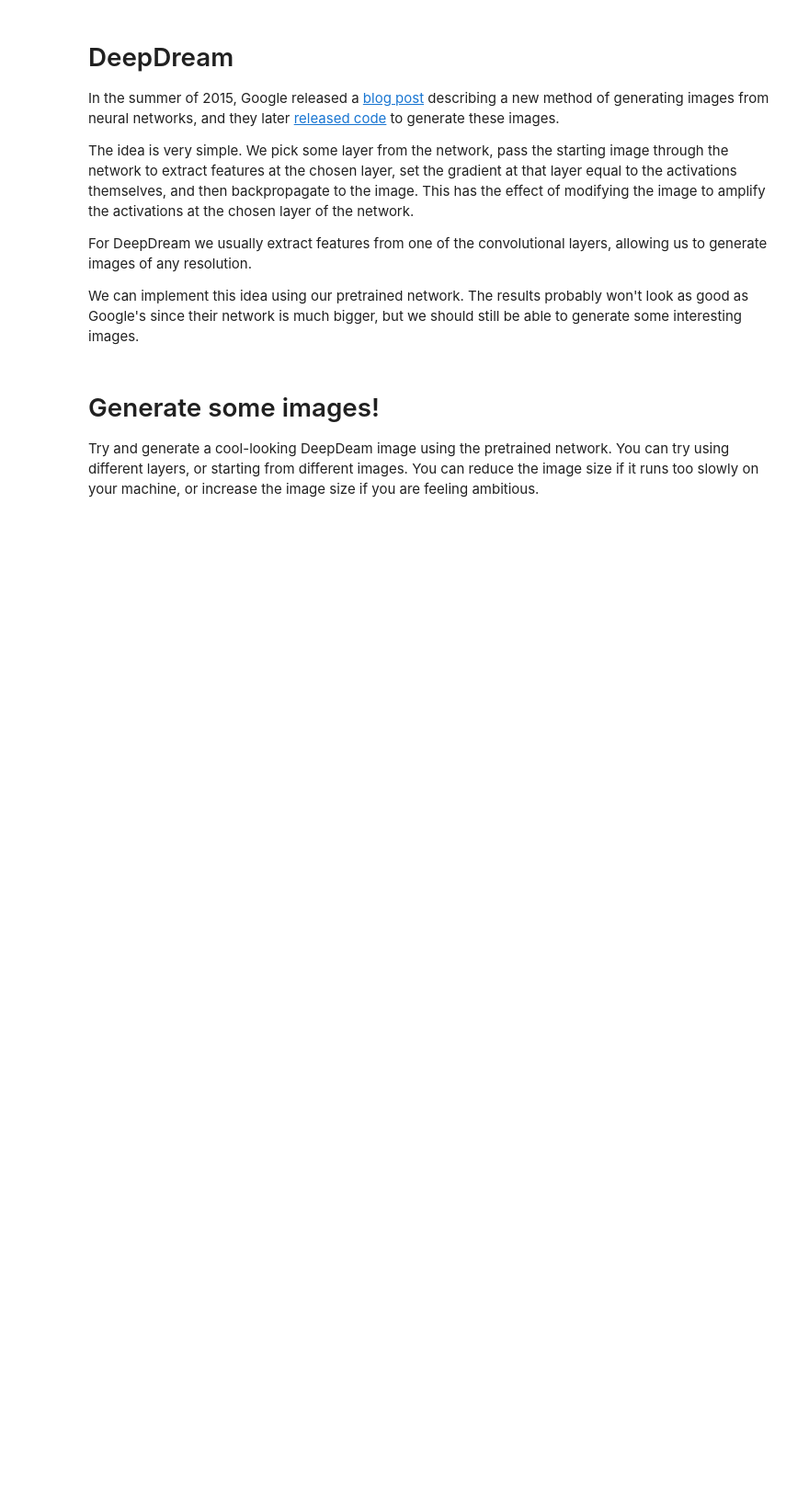
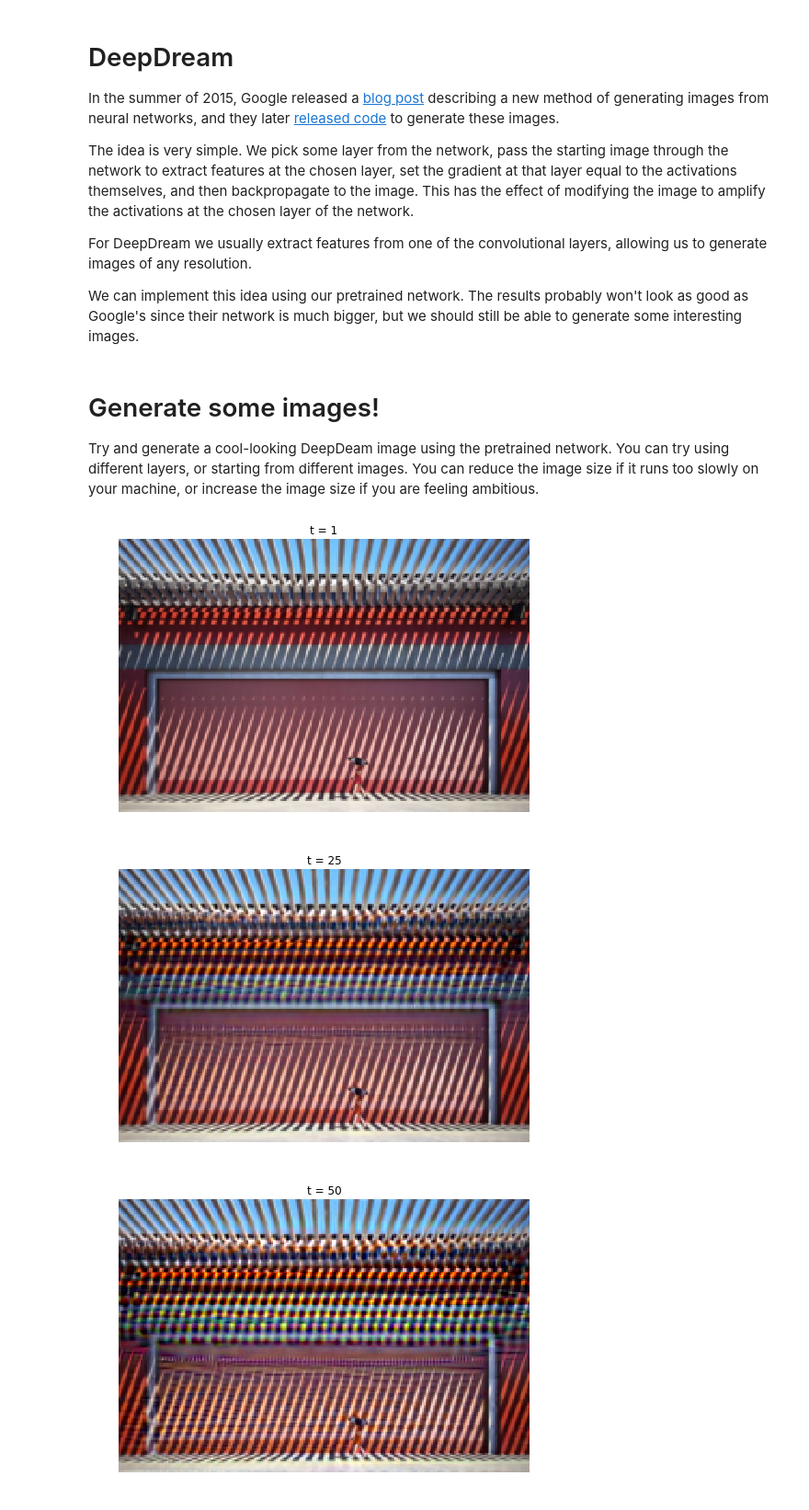
Before and after one commit to elhanarinc/deeplearning, a Jupyter notebook: hw2/task5_image_generation.ipynb, the cells around one changed output. Shown at 92% size. Drawn from its saved outputs; the diff is of its cells as text; code cells hidden in the pictures; blank space fills up the shorter version.

```diff
--- a/hw2/task5_image_generation.ipynb
+++ b/hw2/task5_image_generation.ipynb
@@ -355,25 +386,29 @@ def deepdream(X, layer, model, **kwargs):
 Try and generate a cool-looking DeepDeam image using the pretrained network. You can try using different layers, or starting from different images. You can reduce the image size if it runs too slowly on your machine, or increase the image size if you are feeling ambitious.
 # %%
 def read_image(filename, max_size):
-  """
-  Read an image from disk and resize it so its larger side is max_size
-  """
-  img = imread(filename)
-  H, W, _ = img.shape
-  if H >= W:
-    img = imresize(img, (max_size, int(W * float(max_size) / H)))
-  elif H < W:
-    img = imresize(img, (int(H * float(max_size) / W), max_size))
-  return img
+    """
+    Read an image from disk and resize it so its larger side is max_size
+    """
+    img = imread(filename)
+    H, W, _ = img.shape
+    if H >= W:
+        img = imresize(img, (max_size, int(W * float(max_size) / H)))
+    elif H < W:
+        img = imresize(img, (int(H * float(max_size) / W), max_size))
+    return img
 
-filename = 'kitten.jpg'
+filename = 'wall.jpg'
 max_size = 256
 img = read_image(filename, max_size)
 plt.imshow(img)
 plt.axis('off')
 
 # Preprocess the image by converting to float, transposing,
 # and performing mean subtraction.
 img_pre = preprocess_image(img, data['mean_image'], mean='pixel')
 
 out = deepdream(img_pre, 7, model, learning_rate=2000)
+# %% [output]
+[figure, added]
+[figure, added]
+[figure, added]
```
Also changed, not shown: parts of 7 cells of this notebook, 12 other files.
